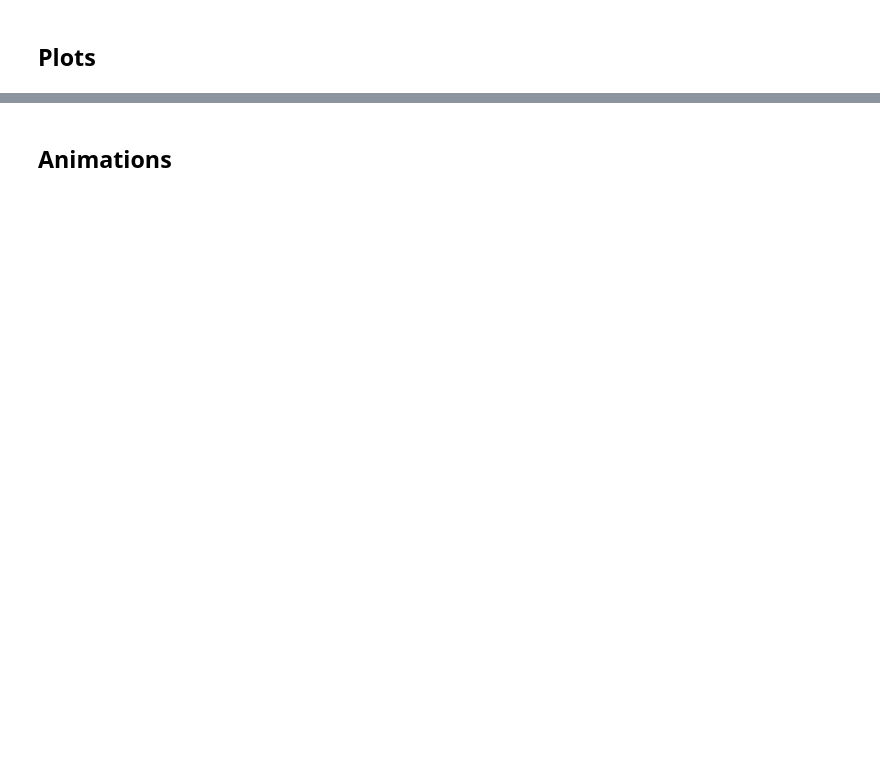
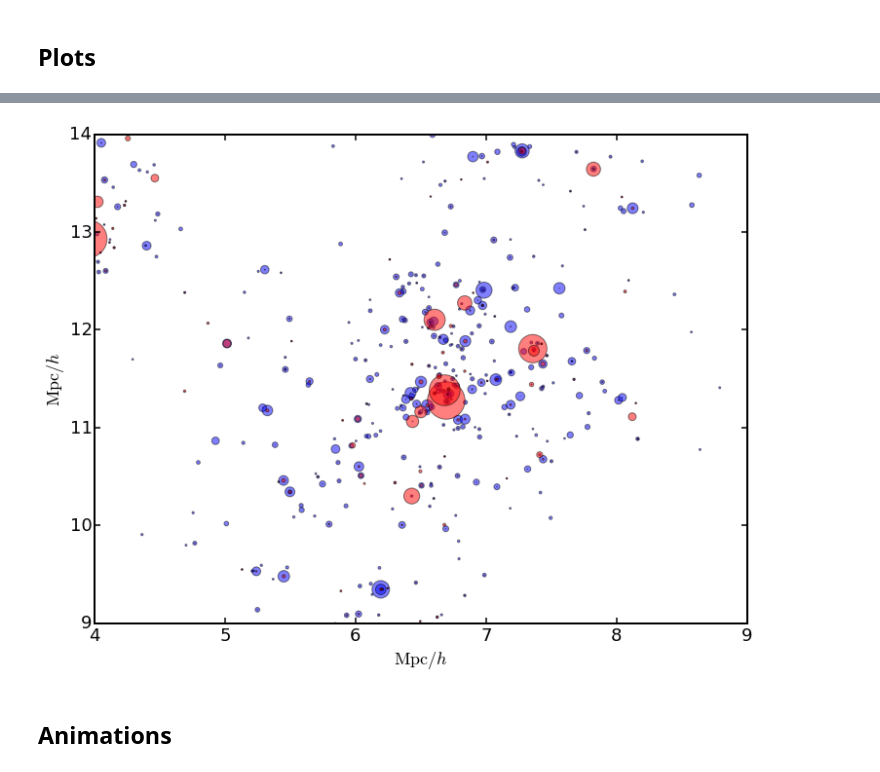
Before and after one commit to PredictiveLearning/Python_plots, a Jupyter notebook: main.ipynb, the cells around one changed output, grey strips where cells are left out. Saved outputs shown, nothing was run; the diff lists cells and outputs as text; code cells hidden in the pictures; blank space fills up the shorter version.

```diff
--- a/main.ipynb
+++ b/main.ipynb
@@ -99,0 +80,87 @@ with PdfPages('./fig/plots.pdf') as pdf:
+# %%
+
+with PdfPages('./fig/plots.pdf') as pdf:
+    import plots
+    reload (plots)
+
+    if opt_stellar_mass_function==1:
+        from plots import stellar_mass_function
+        stellar_mass_function(G_MR, SnapshotList, Volume_MR, pdf)
+
+    if opt_bluck_red_fractions==1:
+        from plots import bluck_red_fractions
+        bluck_red_fractions(G_MR, SnapshotList, pdf)
+
+    if opt_test_plots==1:
+        from plots import test_plots
+        test_plots(G_MR, SnapshotList, pdf)
+
+
+    if opt_positions==1:
+        import matplotlib.animation as animation
+        from matplotlib.patches import Ellipse
+        class AnimatedScatter(object):
+
+            def __init__(my_object):
+                my_object.fig, my_object.ax1 = plt.subplots(figsize=(12,9))
+                my_object.anim = animation.FuncAnimation(my_object.fig, my_object.update,
+                                                         init_func=my_object.setup_plot,
+                                                         frames=38, blit=True)
+
+            # initialization function: plot the background of each frame
+            def setup_plot(my_object):
+                xlim=[4.0,9.] #file 0  (0<z<20)
+                ylim=[9.0,14.]
+                my_object.ax1.set_xlim(xlim), my_object.ax1.set_ylim(ylim)
+                xlab='$\mathrm{Mpc}/h$'
+                ylab='$\mathrm{Mpc}/h$'
+                my_object.ax1.set_xlabel(xlab), my_object.ax1.set_ylabel(ylab)
+
+                G0_MR=G_MR[(G_MR['StellarMass']>0.1) & (G_MR['SnapNum']==20)]
+                disk =G0_MR['DiskMass']*30
+                bulge=G0_MR['BulgeMass']*30
+                mass=np.append(disk,bulge)
+                color=np.zeros((len(mass), 3))
+                color[0:len(disk)]=(0.0, 0.0, 1.0)
+                color[len(disk):len(mass)]=(1.0, 0.0, 0.0)
+                pos_x=np.append(G0_MR['Pos'][:,0],G0_MR['Pos'][:,0])
+                pos_y=np.append(G0_MR['Pos'][:,1],G0_MR['Pos'][:,1])
+
+                my_object.scat=my_object.ax1.scatter(pos_x, pos_y, c=color, s=mass, marker='o', animated=True, alpha=0.5)
+                return my_object.scat,
+
+            # animation function.  This is called sequentially
+            def update(my_object, nframe):
+                print("Doing frame:", nframe)
+                G0_MR=G_MR[(G_MR['StellarMass']>0.1) & (G_MR['SnapNum']==20+nframe)]
+                #                         (G_MR['Pos'][:,2]>430.) & (G_MR['Pos'][:,2]<450.)]
+                disk =G0_MR['DiskMass']*30
+                bulge=G0_MR['BulgeMass']*30
+                mass=np.append(disk,bulge)
+                color=np.zeros((len(mass), 3))
+                color[0:len(disk)]=(0.0, 0.0, 1.0)
+                color[len(disk):len(mass)]=(1.0, 0.0, 0.0)
+                pos_x=np.append(G0_MR['Pos'][:,0],G0_MR['Pos'][:,0])
+                pos_y=np.append(G0_MR['Pos'][:,1],G0_MR['Pos'][:,1])
+                my_object.scat.remove()
+                # Set x and y data...
+                my_object.scat=my_object.ax1.scatter(pos_x, pos_y, c=color, s=mass, marker='o', animated=True, alpha=0.5)
+                #my_object.scat=my_object.ax1.add_artist(Ellipse(xy=xy, width=2, height=2))
+                # Set sizes...
+                #my_object.scat._sizes = mass
+                # Set colors..
+                #my_object.scat.set_array(data[3])
+
+                # We need to return the updated artist for FuncAnimation to draw..
+                # Note that it expects a sequence of artists, thus the trailing comma.
+                return my_object.scat,
+
+            def save(my_object):
+                my_object.anim.save('./animations/positions.mp4', fps=1)
+
+        if __name__ == '__main__':
+            a = AnimatedScatter()
+            a.save()
+
+#end with PdfPages('./fig/plots.pdf') as pdf:
+# %% [output]
@@ -100,3 +184,4 @@ with PdfPages('./fig/plots.pdf') as pdf:
+[figure, added]
 # %% [markdown]
 ## Animations
 # %%
```
Also changed, not shown: parts of 5 cells of this notebook, 1 other file.
